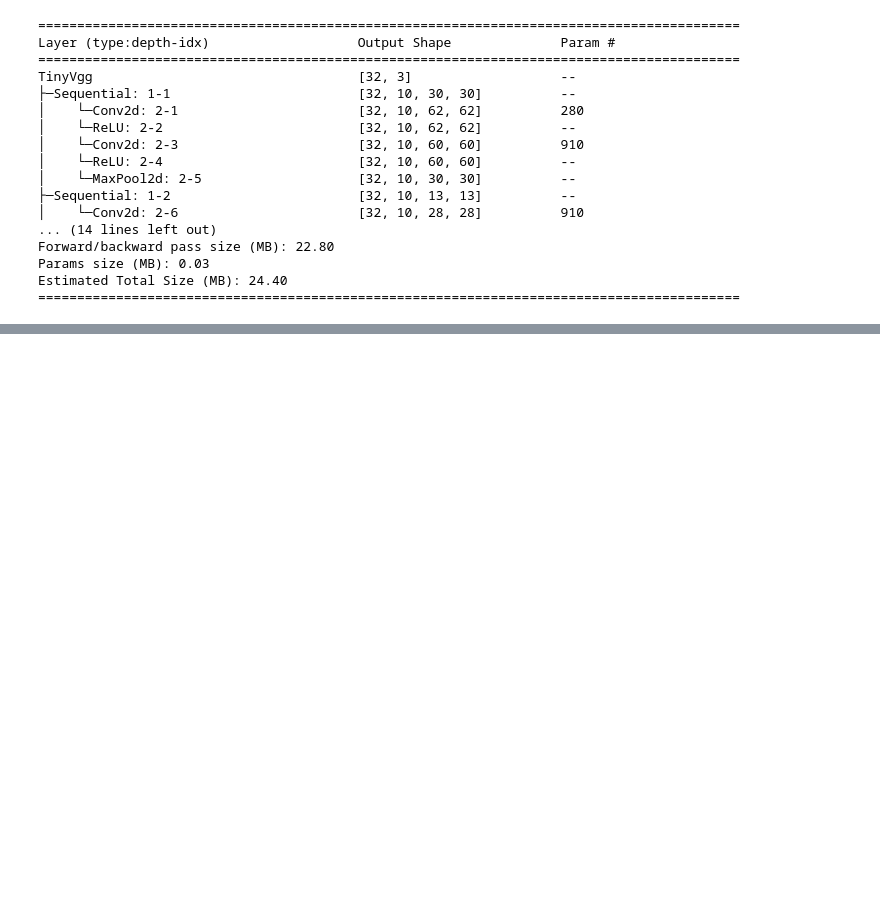
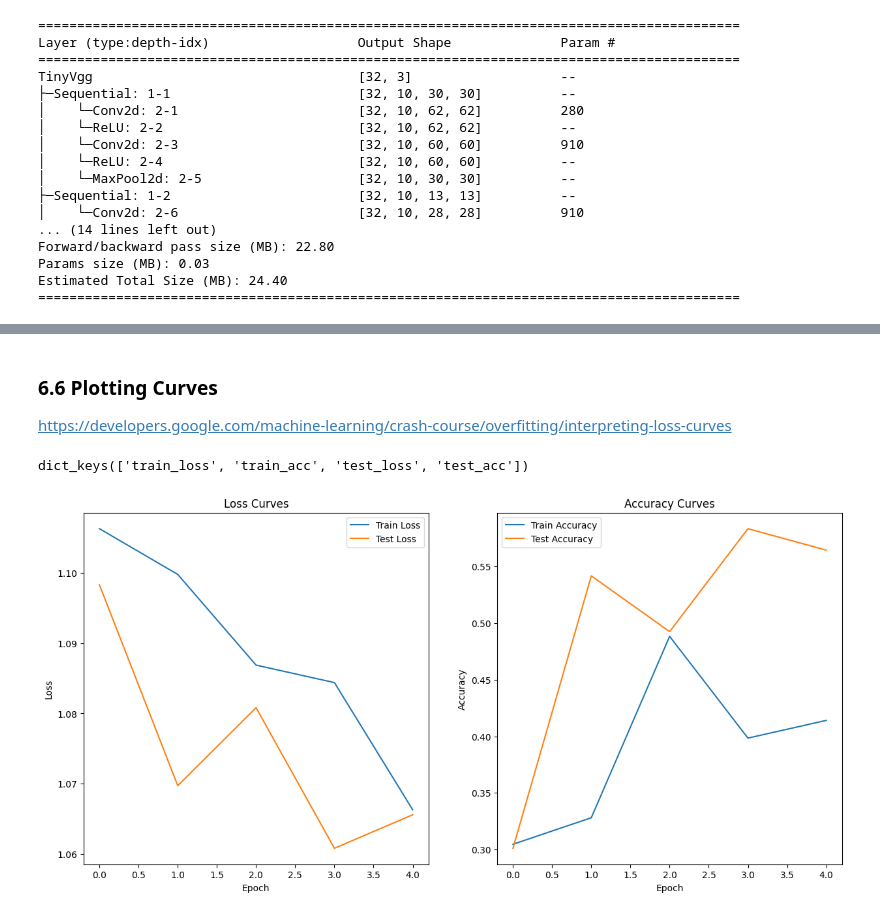
Before and after one commit to HarshEkbote/PyTorch-Basics, a Jupyter notebook: 05_ModelforCustomData.ipynb, the cells around one changed output, grey strips where cells are left out. Saved outputs shown, nothing was run; the diff lists cells and outputs as text; code cells hidden in the pictures; blank space fills up the shorter version.

Commit message:
Model trained and plotted loss curve

```diff
--- a/05_ModelforCustomData.ipynb
+++ b/05_ModelforCustomData.ipynb
@@ -722,0 +873,45 @@ Estimated Total Size (MB): 24.40
+# %% [markdown]
+### 6.6 Plotting Curves
+https://developers.google.com/machine-learning/crash-course/overfitting/interpreting-loss-curves
+# %%
+model0_results.keys()
+# %% [output]
+dict_keys(['train_loss', 'train_acc', 'test_loss', 'test_acc'])
+# %%
+def plot_loss_curve(result:Dict[str,List[float]]):
+
+  #getting the loss values
+  loss=result['train_loss']
+  test_loss=result['test_loss']
+
+  #Getting the accuracy values
+  accuracy=result['train_acc']
+  test_accuracy=result['test_acc']
+
+  #finding the epochs
+  epochs=range(len(result['train_loss']))
+
+  #Setup plot
+  plt.figure(figsize=(15,7))
+  plt.subplot(1,2,1)
+
+  #Loss curve
+  plt.plot(epochs,loss,label='Train Loss')
+  plt.plot(epochs,test_loss,label='Test Loss')
+  plt.title("Loss Curves")
+  plt.xlabel('Epoch')
+  plt.ylabel('Loss')
+  plt.legend()
+
+  #Accuracy curve
+  plt.subplot(1,2,2)
+  plt.plot(epochs,accuracy,label='Train Accuracy')
+  plt.plot(epochs,test_accuracy,label='Test Accuracy')
+  plt.title("Accuracy Curves")
+  plt.xlabel('Epoch')
+  plt.ylabel('Accuracy')
+  plt.legend()
+
+plot_loss_curve(model0_results)
+# %% [output]
+[figure, added]
```
Also changed, not shown: parts of 12 cells of this notebook.
